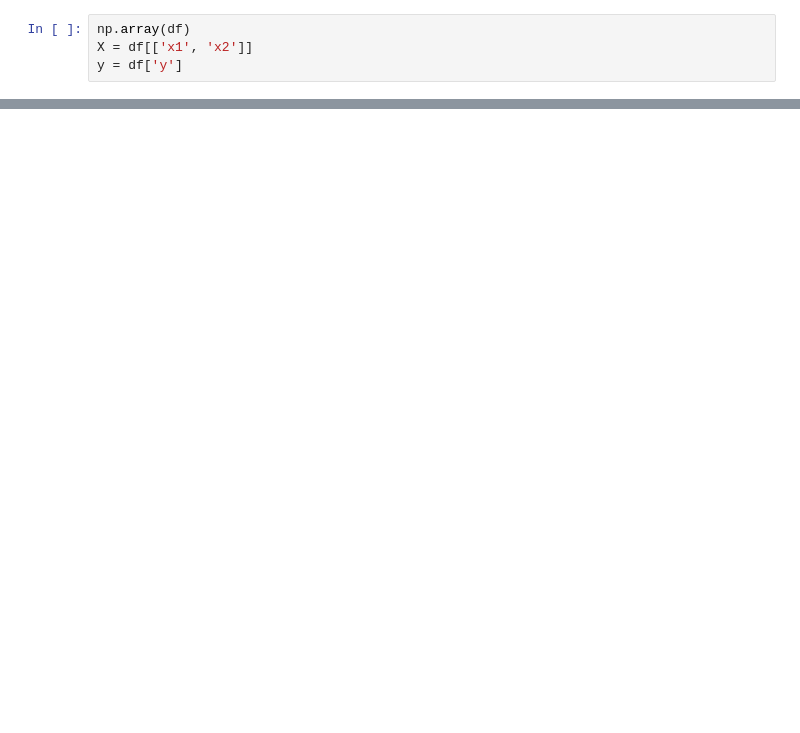
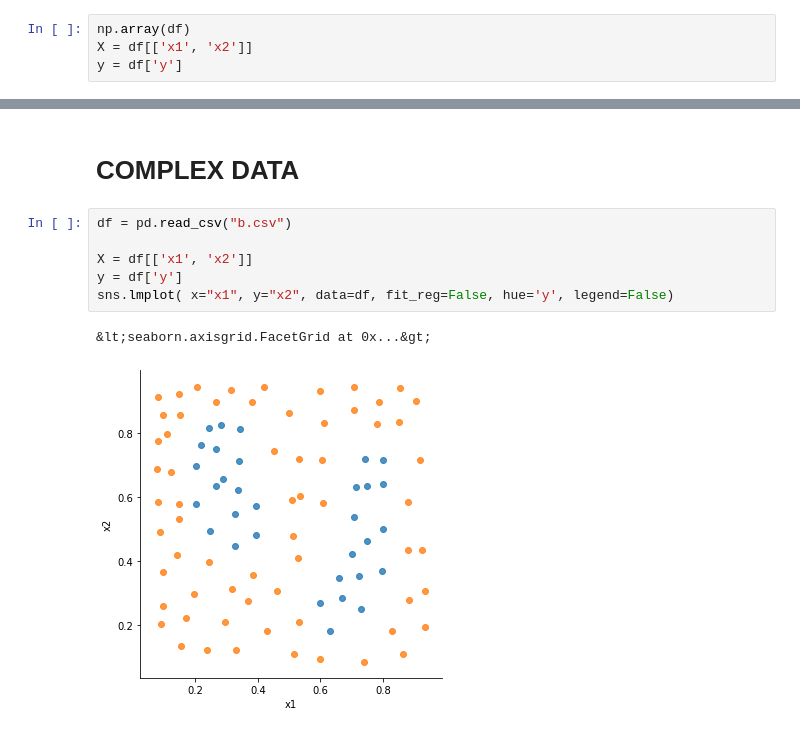
Before and after one commit to kartikeyshaurya/Covid_19_Days, a Jupyter notebook: 0. Ml Basic/ml.ipynb, the cells around one changed output, grey strips where cells are left out. Saved outputs shown, nothing was run; the diff lists cells and outputs as text; blank space fills up the shorter version.

```diff
--- a/0. Ml Basic/ml.ipynb
+++ b/0. Ml Basic/ml.ipynb
@@ -55 +55,12 @@ SVC(C=1.0, cache_size=200, class_weight=None, coef0=0.0,
     shrinking=True, tol=0.001, verbose=False)
+# %% [markdown]
+# COMPLEX DATA
+# %%
+df = pd.read_csv("b.csv")
+
+X = df[['x1', 'x2']]
+y = df['y']
+sns.lmplot( x="x1", y="x2", data=df, fit_reg=False, hue='y', legend=False)
+# %% [output]
+&lt;seaborn.axisgrid.FacetGrid at 0x...&gt;
+[figure, added]
```
Also changed, not shown: parts of 15 cells of this notebook.
